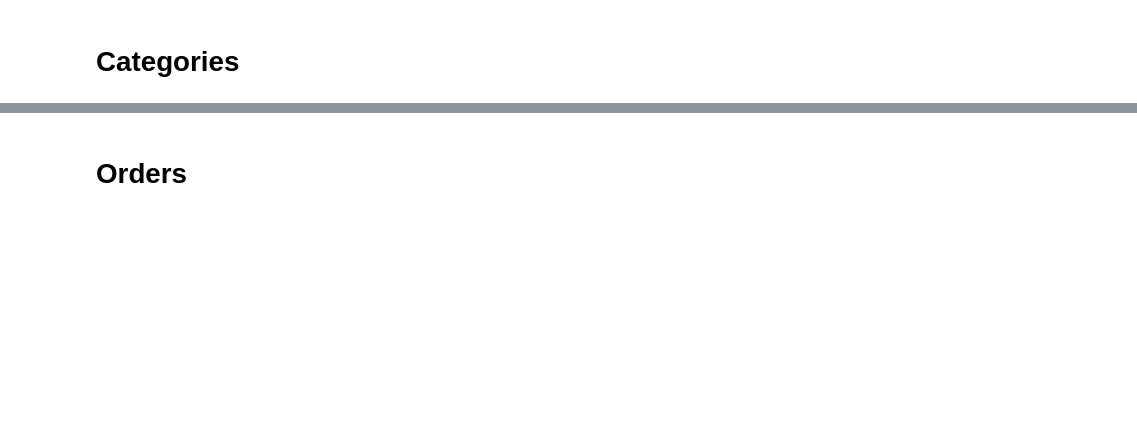
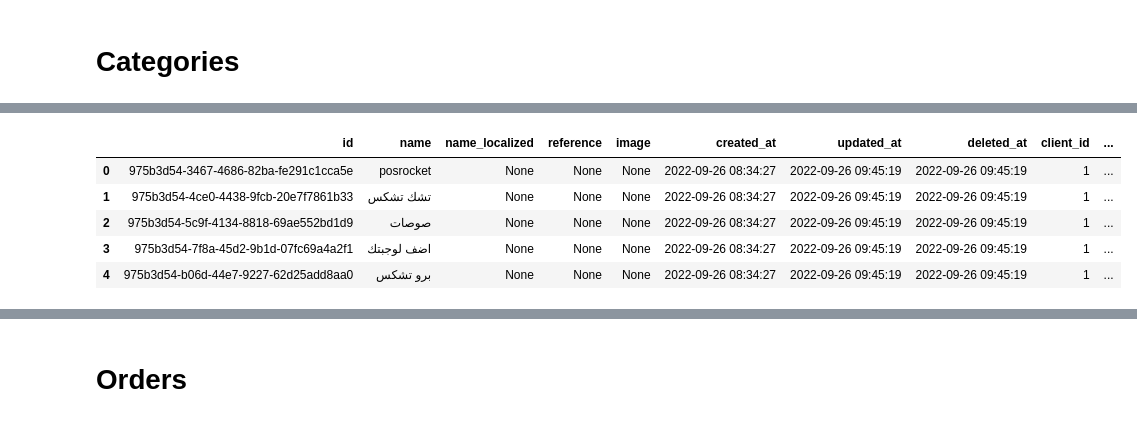
Before and after one commit to OmarHory/POS_CHATBOT_TEXT_TO_SQL, a Jupyter notebook: data_notebooks/orders/prepare_data.ipynb, the cells around one changed output, grey strips where cells are left out. Saved outputs shown, nothing was run; the diff lists cells and outputs as text; code cells hidden in the pictures; blank space fills up the shorter version.

```diff
--- a/data_notebooks/orders/prepare_data.ipynb
+++ b/data_notebooks/orders/prepare_data.ipynb
@@ -17,3 +16,7 @@ os.getenv('data_access_token')
+# %%
+token = os.getenv('data_access_token')
+client_id = int(os.getenv('client_id'))
+business_timezone_offset = int(os.getenv('business_timezone_offset'))
 # %% [markdown]
 # Branches
 # %%
@@ -114,5 +123,14 @@ list_responses = call_foodics('categories', last_page)
 # %%
 df_categories = pd.DataFrame([item for sublist in list_responses for item in sublist])
-df_categories
+df_categories['client_id'] = client_id
+df_categories['slug'] = df_categories.name.apply(lambda x: generate_slug(x))
+df_categories.head()
+# %% [output]
+|  | id | name | name_localized | reference | image | created_at | updated_at | deleted_at | client_id | ... |
+| 0 | 975b3d54-3467-4686-82ba-fe291c1cca5e | posrocket | None | None | None | 2022-09-26 08:34:27 | 2022-09-26 09:45:19 | 2022-09-26 09:45:19 | 1 | ... |
+| 1 | 975b3d54-4ce0-4438-9fcb-20e7f7861b33 | تشك تشكس | None | None | None | 2022-09-26 08:34:27 | 2022-09-26 09:45:19 | 2022-09-26 09:45:19 | 1 | ... |
+| 2 | 975b3d54-5c9f-4134-8818-69ae552bd1d9 | صوصات | None | None | None | 2022-09-26 08:34:27 | 2022-09-26 09:45:19 | 2022-09-26 09:45:19 | 1 | ... |
+| 3 | 975b3d54-7f8a-45d2-9b1d-07fc69a4a2f1 | اضف لوجبتك | None | None | None | 2022-09-26 08:34:27 | 2022-09-26 09:45:19 | 2022-09-26 09:45:19 | 1 | ... |
+| 4 | 975b3d54-b06d-44e7-9227-62d25add8aa0 | برو تشكس | None | None | None | 2022-09-26 08:34:27 | 2022-09-26 09:45:19 | 2022-09-26 09:45:19 | 1 | ... |
 # %%
 cats_to_be_deleted = df_categories[~df_categories.deleted_at.isna()]
```
Also changed, not shown: parts of 66 cells of this notebook, 10 other files.
